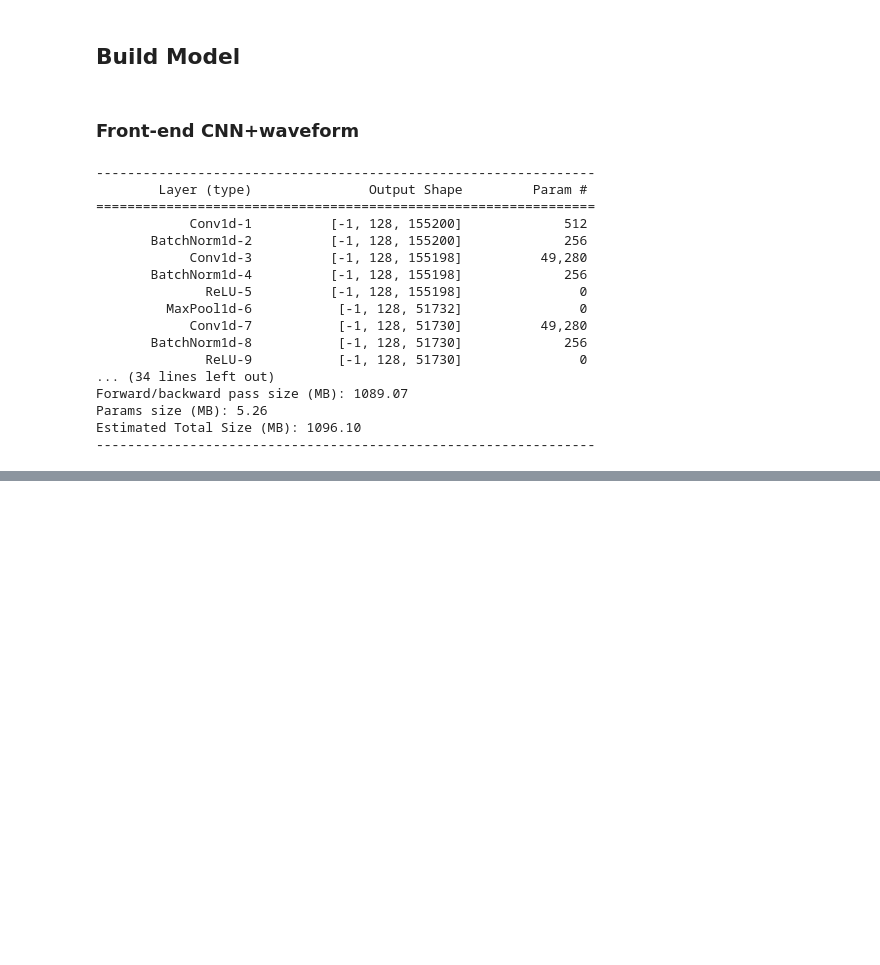
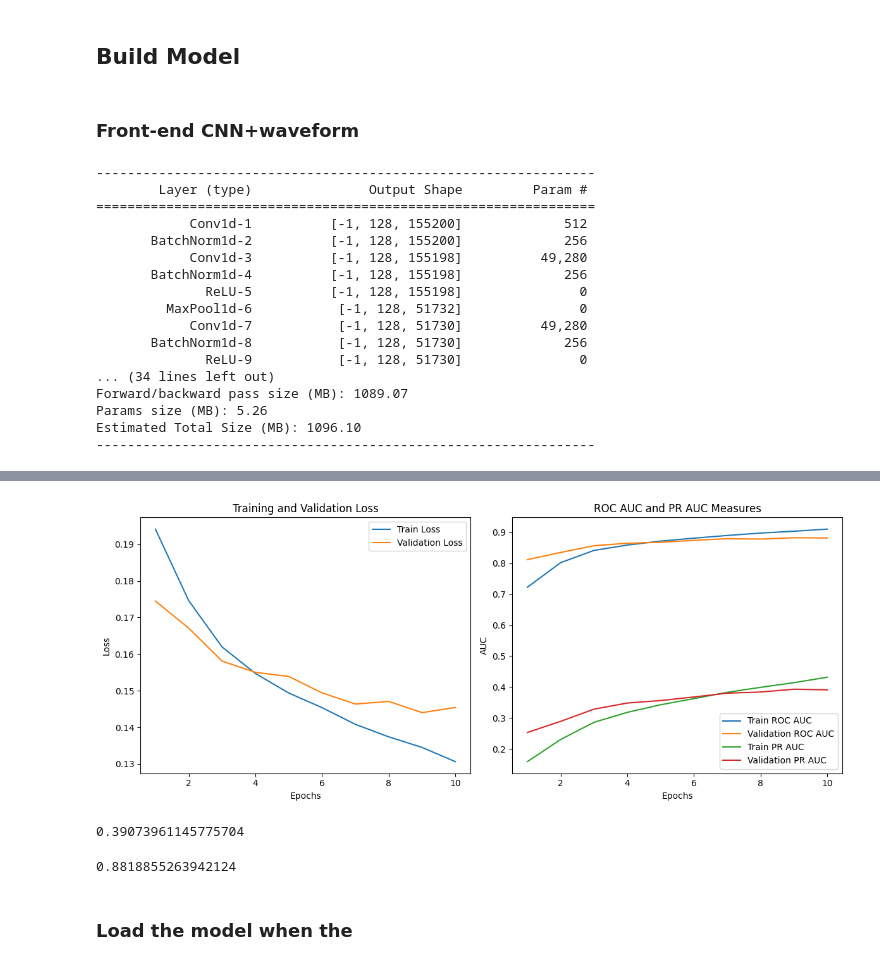
Before and after one commit to syeon0928/tagging-music-sequences, a Jupyter notebook: notebooks/cnn_waveform_sy.ipynb, the cells around one changed output, grey strips where cells are left out. Cells and saved outputs as stored; diff of their text form; code cells hidden in the pictures; blank space fills up the shorter version.

Commit message:
cnn-waveform trained again

```diff
--- a/notebooks/cnn_waveform_sy.ipynb
+++ b/notebooks/cnn_waveform_sy.ipynb
@@ -153,7 +154,7 @@ class WaveformNet(nn.Module):
             if i == 7:  # Last layer
                 out_channels = 512
 
-            self.conv_blocks.append(nn.Conv1d(in_channels, out_channels, kernel_size=3))
+            self.conv_blocks.append(nn.Conv1d(in_channels, out_channels, kernel_size=3, stride=1))
             self.conv_blocks.append(nn.BatchNorm1d(out_channels))
             self.conv_blocks.append(nn.ReLU())
             self.conv_blocks.append(nn.MaxPool1d(kernel_size=3, stride=3))
@@ -268,2 +235,39 @@ Epoch [9] Validation Metrics:
 # %%
 trainer.save_model('../models/waveform_cnn.pth')
+# %%
+import matplotlib.pyplot as plt
+
+# Extract the metrics from the history dictionary
+train_loss = trainer.history['train_loss']
+val_loss = trainer.history['val_loss']
+train_roc_auc = trainer.history['train_roc_auc']
+val_roc_auc = trainer.history['val_roc_auc']
+train_pr_auc = trainer.history['train_pr_auc']
+val_pr_auc = trainer.history['val_pr_auc']
+
+# Create subplots for loss and AUC measures
+fig, (ax1, ax2) = plt.subplots(1, 2, figsize=(12, 5))
+
+# Plot training and validation loss
+ax1.plot(range(1, len(train_loss) + 1), train_loss, label='Train Loss')
+ax1.plot(range(1, len(val_loss) + 1), val_loss, label='Validation Loss')
+ax1.set_xlabel('Epochs')
+ax1.set_ylabel('Loss')
+ax1.set_title('Training and Validation Loss')
+ax1.legend()
+
+# Plot ROC AUC and PR AUC measures
+ax2.plot(range(1, len(train_roc_auc) + 1), train_roc_auc, label='Train ROC AUC')
+ax2.plot(range(1, len(val_roc_auc) + 1), val_roc_auc, label='Validation ROC AUC')
+ax2.plot(range(1, len(train_pr_auc) + 1), train_pr_auc, label='Train PR AUC')
+ax2.plot(range(1, len(val_pr_auc) + 1), val_pr_auc, label='Validation PR AUC')
+ax2.set_xlabel('Epochs')
+ax2.set_ylabel('AUC')
+ax2.set_title('ROC AUC and PR AUC Measures')
+ax2.legend()
+
+# Show the plots
+plt.tight_layout()
+plt.show()
+# %% [output]
+[figure, added]
@@ -269,0 +276,10 @@ trainer.save_model('../models/waveform_cnn.pth')
+# %%
+pr_auc
+# %% [output]
+0.39073961145775704
+# %%
+roc_auc
+# %% [output]
+0.8818855263942124
+# %% [markdown]
+### Load the model when the
```
Also changed, not shown: parts of 8 cells of this notebook, 1 other file.
